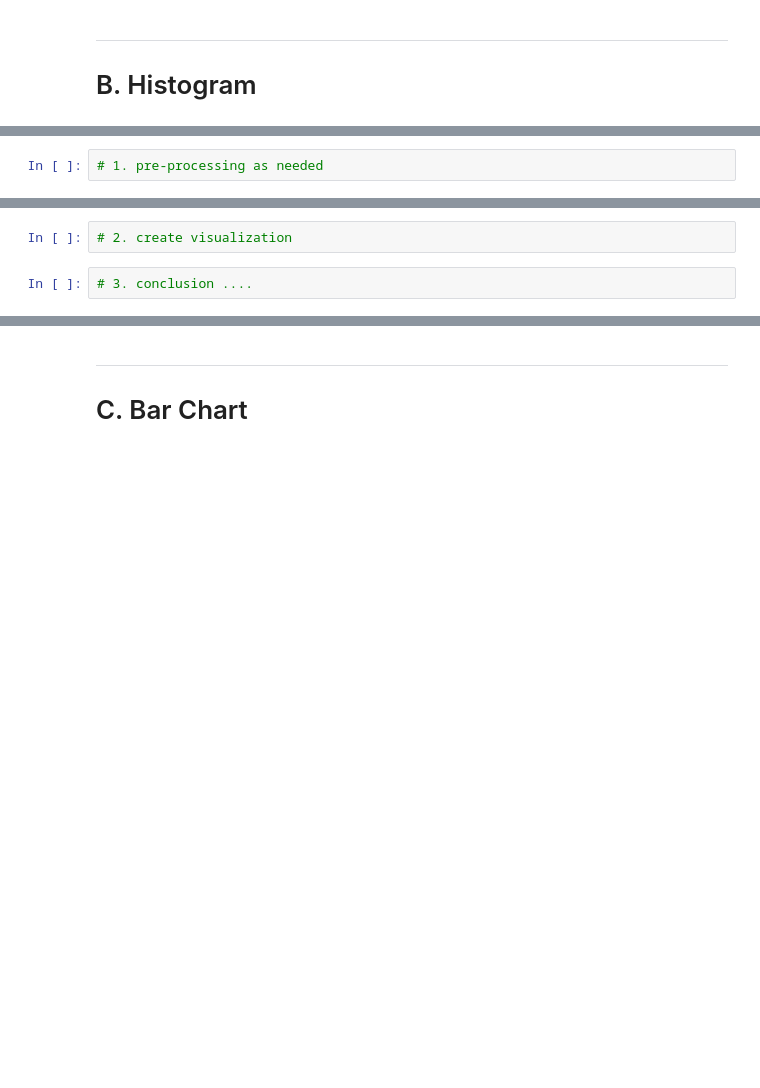
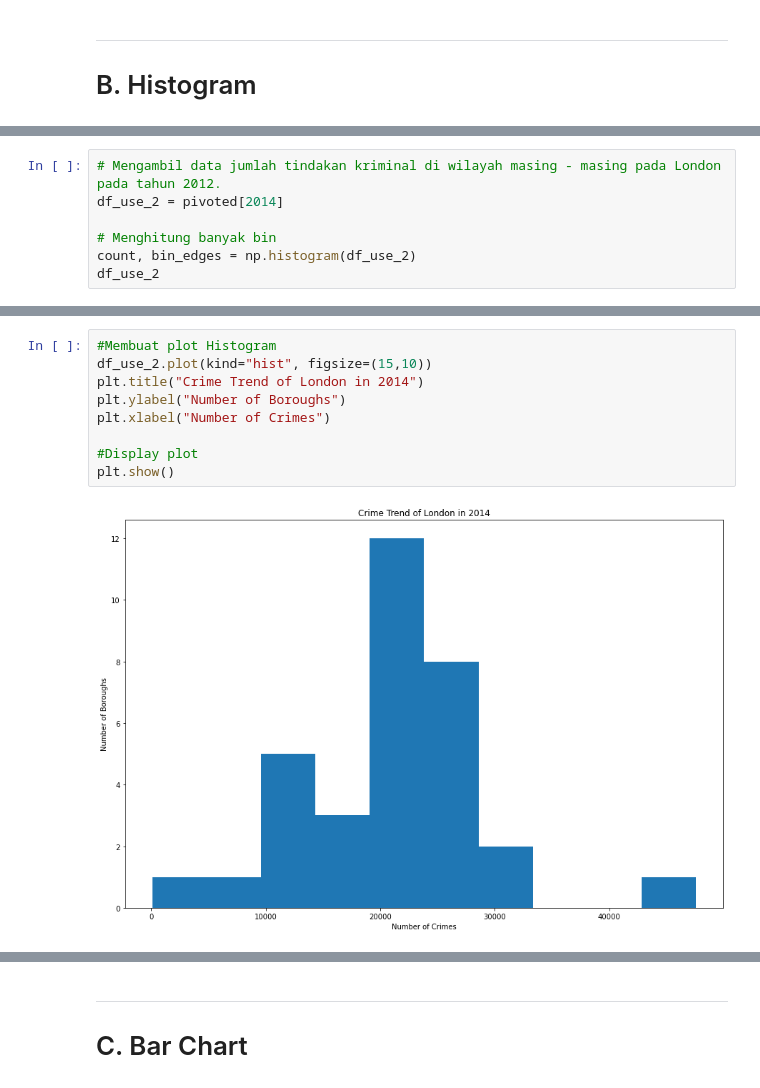
Before and after one commit to yonakisaragi/H8_3, a Jupyter notebook: PYTN_Assgn_1_3_Yona Ade Hermawan.ipynb, the cells around one changed output, grey strips where cells are left out. Cells and saved outputs as stored; diff of their text form; blank space fills up the shorter version.

```diff
--- a/PYTN_Assgn_1_3_Yona Ade Hermawan.ipynb
+++ b/PYTN_Assgn_1_3_Yona Ade Hermawan.ipynb
@@ -57,2 +150,7 @@ from wordcloud import WordCloud, STOPWORDS
 # %%
-# 1. pre-processing as needed
+# Mengambil data jumlah tindakan kriminal di wilayah masing - masing pada London pada tahun 2012.
+df_use_2 = pivoted[2014]
+
+# Menghitung banyak bin
+count, bin_edges = np.histogram(df_use_2)
+df_use_2
@@ -59,4 +175,11 @@ from wordcloud import WordCloud, STOPWORDS
 # %%
-# 2. create visualization
+#Membuat plot Histogram
+df_use_2.plot(kind="hist", figsize=(15,10))
+plt.title("Crime Trend of London in 2014")
+plt.ylabel("Number of Boroughs")
+plt.xlabel("Number of Crimes")
+
+#Display plot
+plt.show()
+# %% [output]
+[figure, added]
-# %%
-# 3. conclusion ....
```
Also changed, not shown: parts of 53 cells of this notebook.
